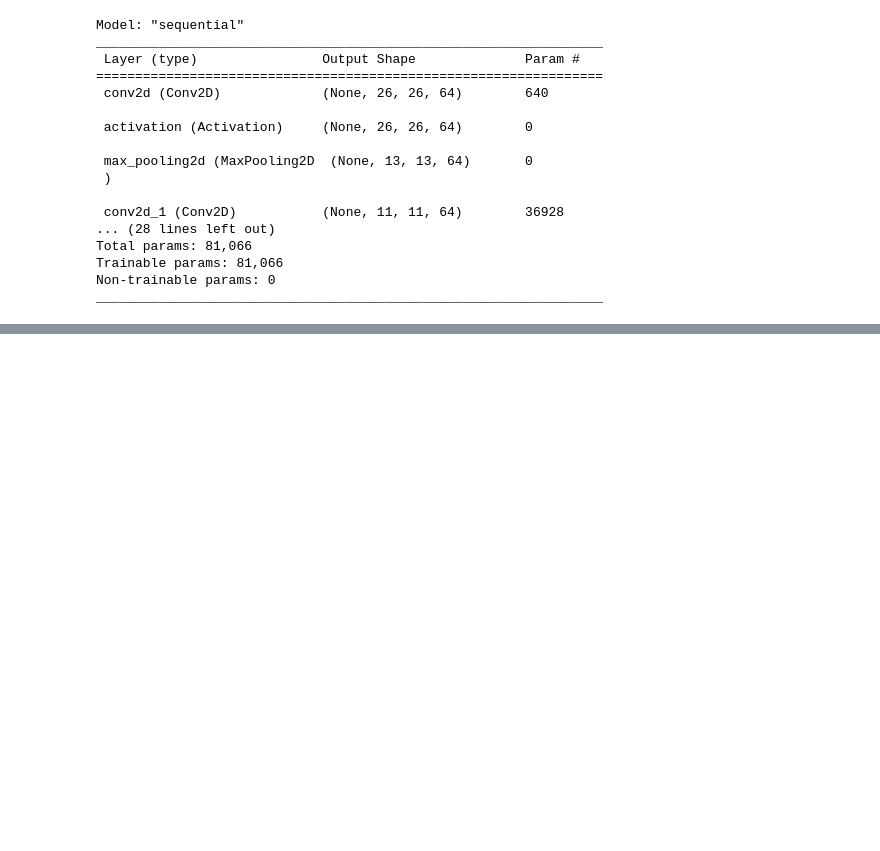
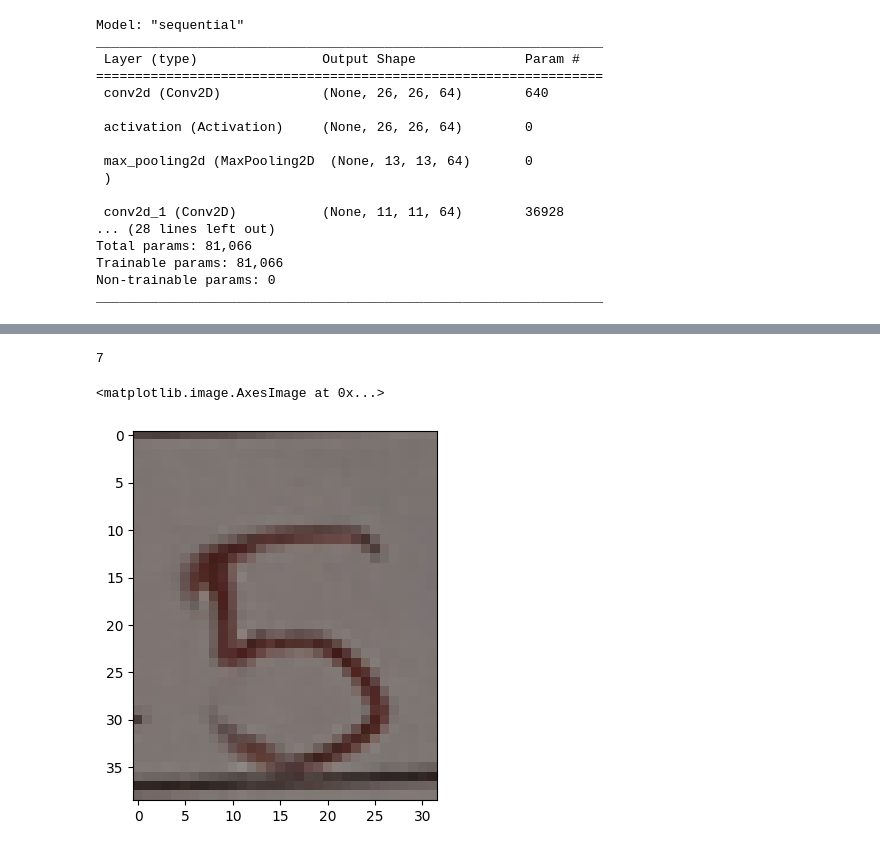
Before and after one commit to ZiaUrRehman-bit/Examination-Answer-Sheet-Marks-Entrance-Using-OCR, a Jupyter notebook: ML and DL Algo For Hand Written text and digits/ML and DL algo for Hand Written Digits and text.ipynb, the cells around one changed output, grey strips where cells are left out. Cells and saved outputs as stored; diff of their text form; code cells hidden in the pictures; blank space fills up the shorter version.

```diff
--- a/ML and DL Algo For Hand Written text and digits/ML and DL algo for Hand Written Digits and text.ipynb
+++ b/ML and DL Algo For Hand Written text and digits/ML and DL algo for Hand Written Digits and text.ipynb
@@ -688,0 +747,15 @@ _________________________________________________________________
+# %%
+np.argmax(predictions[0])
+# %% [output]
+7
+# %%
+path = "C:\\Users\\hp\\Google Drive\\Fiverr Work\\2022\\37. Examination Answer Sheet Marks Entrance Using OCR\\ML and DL Algo For Hand Written text and digits\\Dataset"
+import cv2
+import numpy as np
+
+img = cv2.imread(path+"\\2.PNG")
+grayImage = cv2.cvtColor(img, cv2.COLOR_BGR2GRAY)
+plt.imshow(img)
+# %% [output]
+<matplotlib.image.AxesImage at 0x...>
+[figure, added]
```
Also changed, not shown: parts of 13 cells of this notebook.
